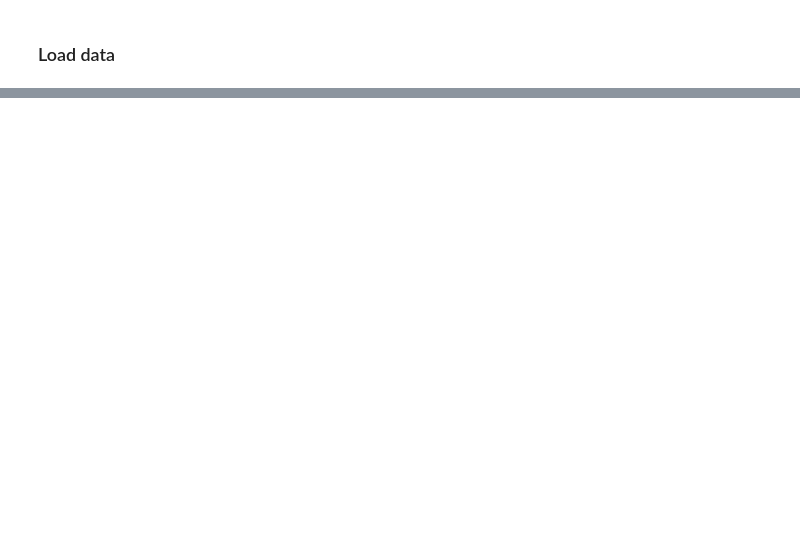
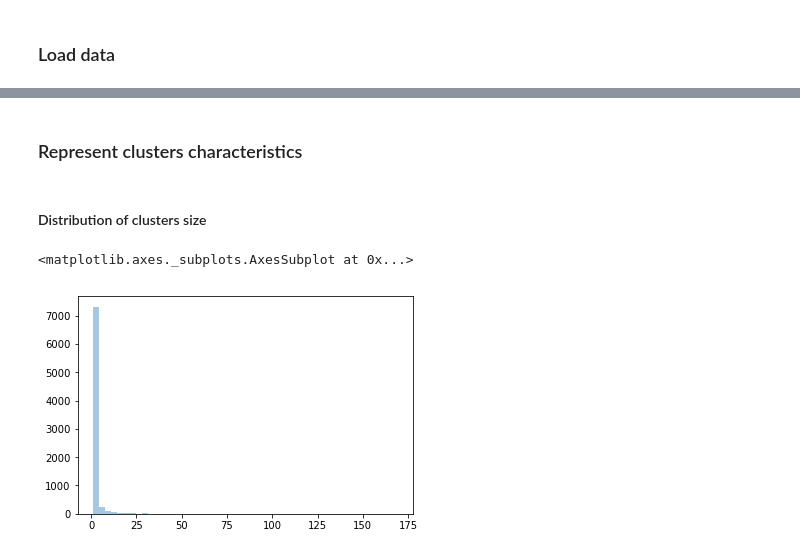
Before and after one commit to MMSB-MOBI/NOX_analysis, a Jupyter notebook: notebook/Neighborhood_analysis.ipynb, the cells around one changed output, grey strips where cells are left out. Cells and saved outputs as stored; diff of their text form; code cells hidden in the pictures; blank space fills up the shorter version.

Commit message:
Neighborhood_analysis clean

```diff
--- a/notebook/Neighborhood_analysis.ipynb
+++ b/notebook/Neighborhood_analysis.ipynb
@@ -516,0 +41,2 @@ for cc in connected_comp.subgraphs():
+# %%
+data=load("NOX_annotation_validatedProteins_20190808-155906.pickle")
@@ -516,0 +172,3 @@ for cc in connected_comp.subgraphs():
+# %%
+enaColl=ena.getENACollection()
+enaColl.setCache("/Users/chilpert/cache/ena")
@@ -516,0 +240,24 @@ for cc in connected_comp.subgraphs():
+# %%
+from collections import OrderedDict
+dic_cluster = {}
+cluster_nb = 0
+browse_representative = set()
+f = open("/Volumes/arwen/mobi/group/NOX_clean/results/Neighborhood/neighbors_proteins_cluster.tsv", "r")
+for l in f:
+    l_split = l.rstrip().split("\t")
+    representative = l_split[0].split(" ")[0].strip('"')
+    seq = l_split[1].split(" ")[0].strip('"')
+    product = " ".join(l_split[1].split(" ")[1:]).strip('"').rstrip()
+    if representative not in browse_representative:
+        cluster_nb += 1
+        browse_representative.add(representative)
+    if cluster_nb not in dic_cluster:
+        dic_cluster[cluster_nb] = {'details':{}}
+    dic_cluster[cluster_nb]['details'][seq]={'product':product}
+f.close()
+
+print(len(dic_cluster), "clusters created.")
+
+dic_cluster = OrderedDict(sorted(dic_cluster.items(),
+                                     key=lambda kv: len(kv[1]["details"]),
+                                     reverse=True))
@@ -516,0 +273,23 @@ for cc in connected_comp.subgraphs():
+# %%
+for c in dic_cluster:
+    if len(dic_cluster[c]['details']) == 1:
+        dic_cluster[c]["type"] = "singleton"
+    else:
+        nb_prot = len(dic_cluster[c]["details"])
+        nox = set([p.split("+")[0] for p in dic_cluster[c]["details"]])
+        if len(nox) == 1:
+            dic_cluster[c]["type"] = "only_in_same_neighborhood"
+        elif len(nox) == nb_prot :
+            dic_cluster[c]["type"] = "only_in_different_neighborhood"
+        else:
+            dic_cluster[c]["type"] = "both"
+# %% [markdown]
+### Represent clusters characteristics
+# %% [markdown]
+#### Distribution of clusters size
+# %%
+x = [len(dic_cluster[c]["details"]) for c in dic_cluster]
+sns.distplot(x, kde=False)
+# %% [output]
+<matplotlib.axes._subplots.AxesSubplot at 0x...>
+[figure, added]
```
Also changed, not shown: parts of 128 cells of this notebook.
